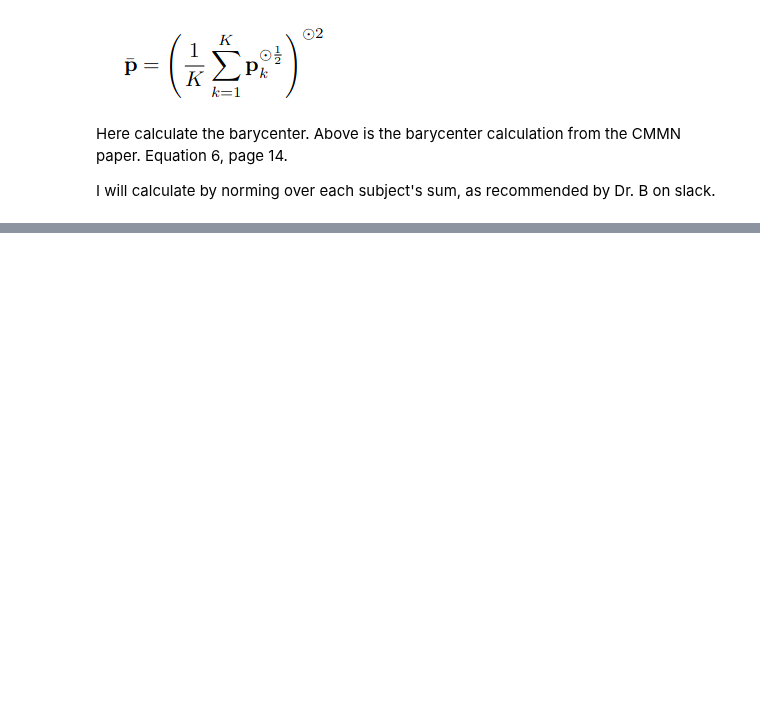
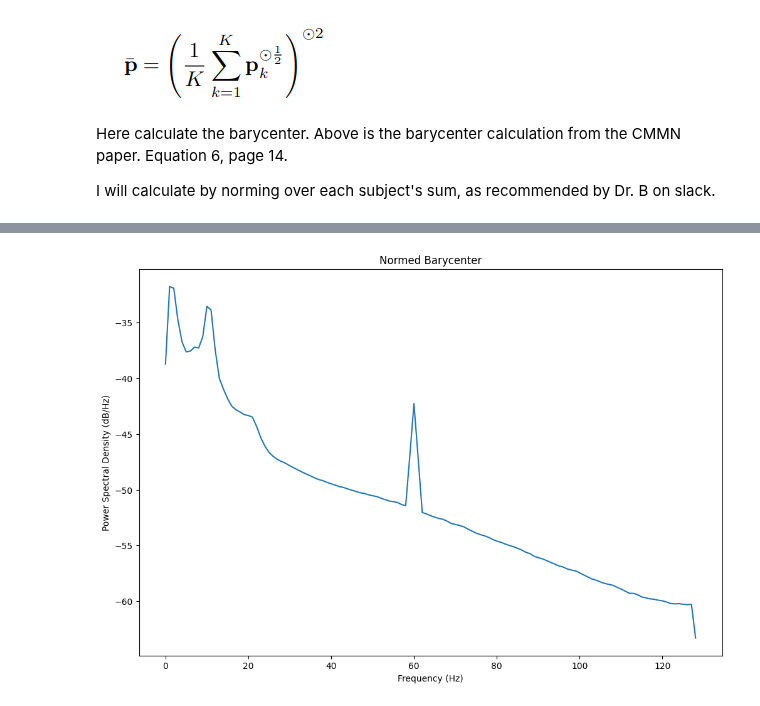
Before and after one commit to cniel-ud/ICWaves, a Jupyter notebook: notebooks/CMMN_gdrive.ipynb, the cells around one changed output, grey strips where cells are left out. Saved outputs shown, nothing was run; the diff lists cells and outputs as text; code cells hidden in the pictures; blank space fills up the shorter version.

```diff
--- a/notebooks/CMMN_gdrive.ipynb
+++ b/notebooks/CMMN_gdrive.ipynb
@@ -268,0 +411,5 @@ def plot_time_filter(time_filter, fs=256):
+# %%
+normed_emotion_barycenter = compute_normed_barycenter(emotion_data, psds=emotion_data_psds_raw)
+plot_barycenter(normed_emotion_barycenter)
+# %% [output]
+[figure, added]
```
Also changed, not shown: parts of 15 cells of this notebook.
